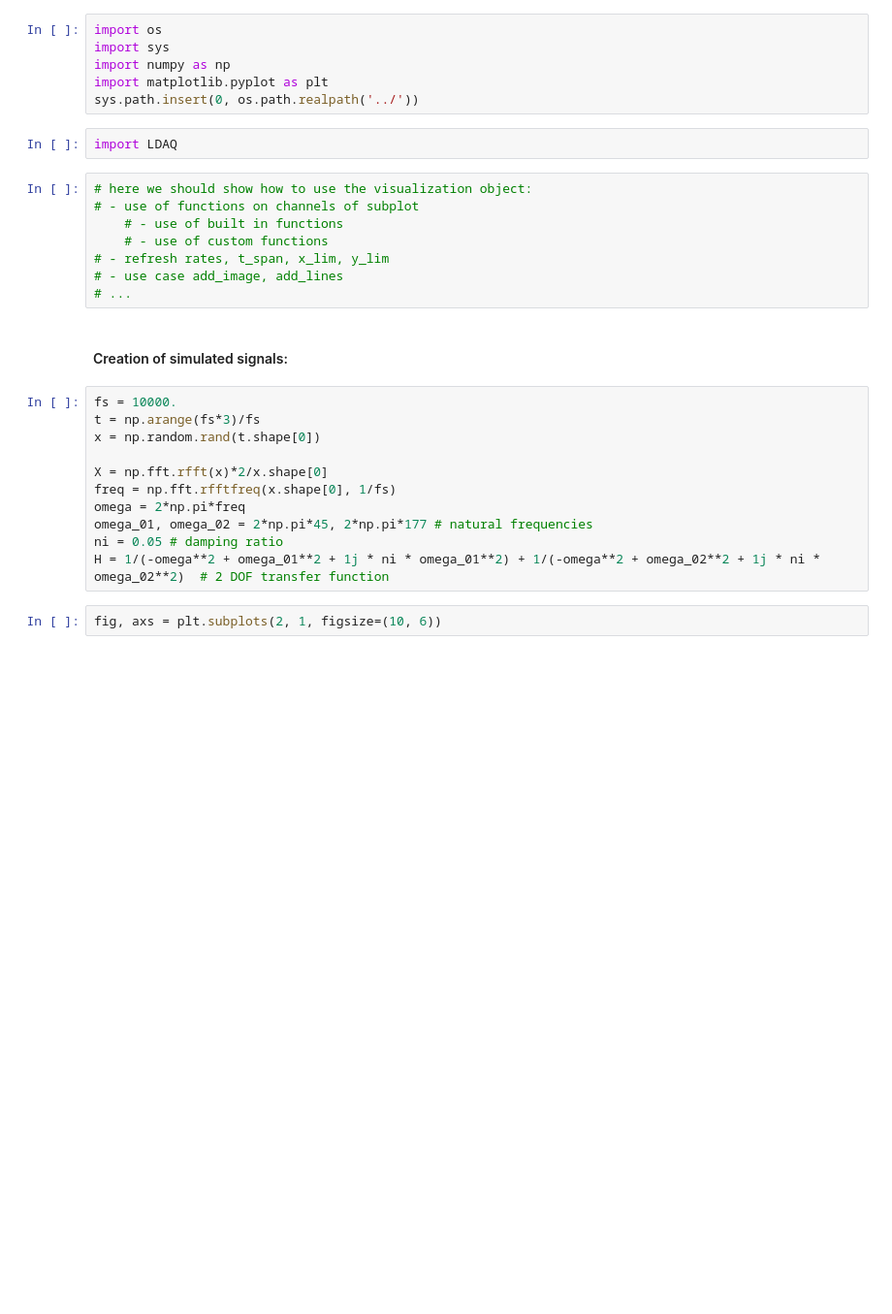
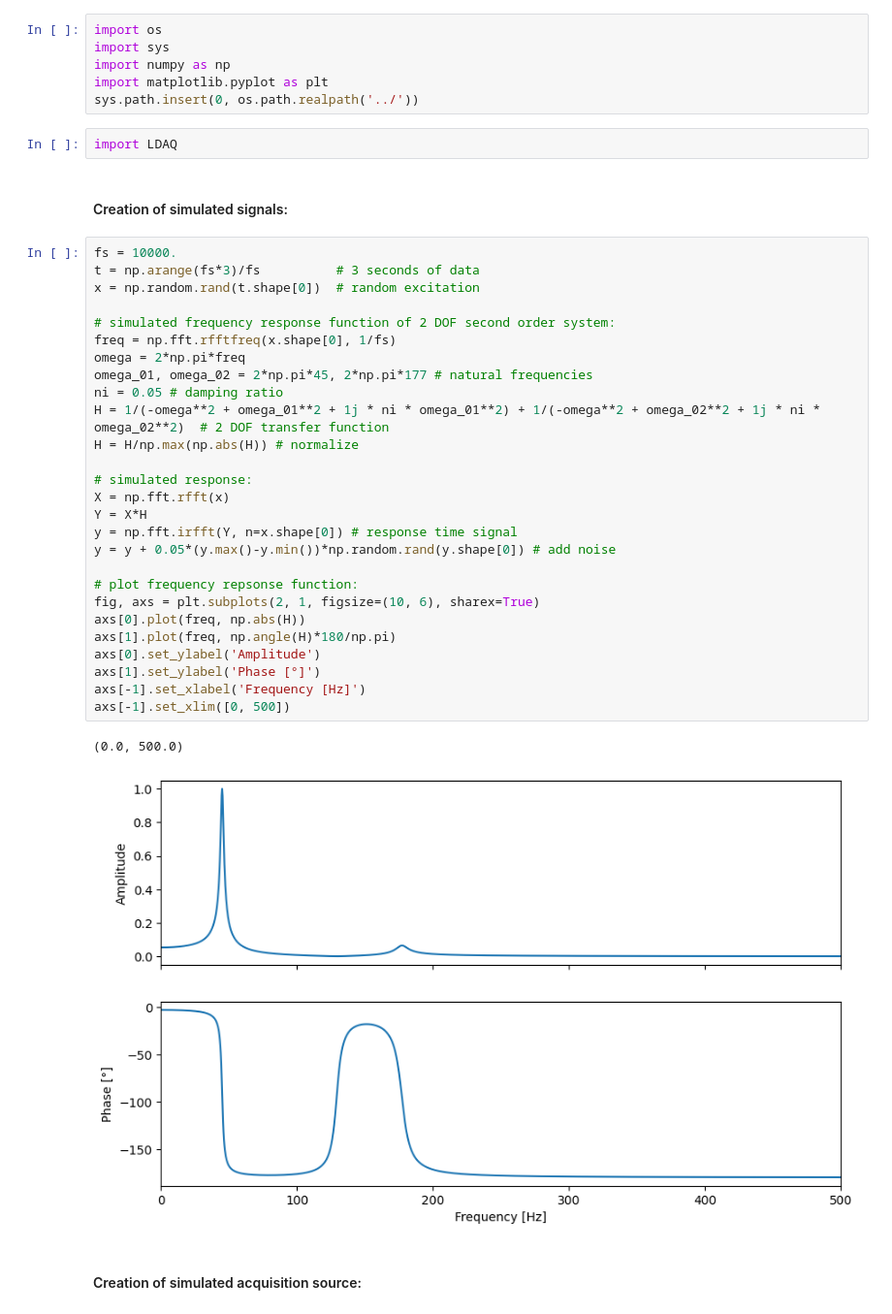
Before and after one commit to ladisk/LDAQ, a Jupyter notebook: examples/10_visualization_advanced.ipynb, the cells around one changed output. Shown at 97% size. Cells and saved outputs as stored; diff of their text form; blank space fills up the shorter version.

Commit message:
adde repr, added visualization example

```diff
--- a/examples/10_visualization_advanced.ipynb
+++ b/examples/10_visualization_advanced.ipynb
@@ -6,28 +6,39 @@ import matplotlib.pyplot as plt
 sys.path.insert(0, os.path.realpath('../'))
 # %%
 import LDAQ
-# %%
-# here we should show how to use the visualization object:
-# - use of functions on channels of subplot
-    # - use of built in functions
-    # - use of custom functions
-# - refresh rates, t_span, x_lim, y_lim
-# - use case add_image, add_lines
-# ...
 # %% [markdown]
 #### Creation of simulated signals:
 # %%
 fs = 10000.
-t = np.arange(fs*3)/fs
-x = np.random.rand(t.shape[0])
+t = np.arange(fs*3)/fs          # 3 seconds of data
+x = np.random.rand(t.shape[0])  # random excitation
 
-X = np.fft.rfft(x)*2/x.shape[0]
+# simulated frequency response function of 2 DOF second order system:
 freq = np.fft.rfftfreq(x.shape[0], 1/fs)
 omega = 2*np.pi*freq
 omega_01, omega_02 = 2*np.pi*45, 2*np.pi*177 # natural frequencies
 ni = 0.05 # damping ratio
 H = 1/(-omega**2 + omega_01**2 + 1j * ni * omega_01**2) + 1/(-omega**2 + omega_02**2 + 1j * ni * omega_02**2)  # 2 DOF transfer function
+H = H/np.max(np.abs(H)) # normalize
+
+# simulated response:
+X = np.fft.rfft(x)
+Y = X*H
+y = np.fft.irfft(Y, n=x.shape[0]) # response time signal
+y = y + 0.05*(y.max()-y.min())*np.random.rand(y.shape[0]) # add noise
+
+# plot frequency repsonse function:
+fig, axs = plt.subplots(2, 1, figsize=(10, 6), sharex=True)
+axs[0].plot(freq, np.abs(H))
+axs[1].plot(freq, np.angle(H)*180/np.pi)
+axs[0].set_ylabel('Amplitude')
+axs[1].set_ylabel('Phase [°]')
+axs[-1].set_xlabel('Frequency [Hz]')
+axs[-1].set_xlim([0, 500])
+# %% [output]
+(0.0, 500.0)
+[figure, added]
-# %%
-fig, axs = plt.subplots(2, 1, figsize=(10, 6))
+# %% [markdown]
+#### Creation of simulated acquisition source:
 # %%
 # Create simulated data acquisition sources:
```
Also changed, not shown: parts of 12 cells of this notebook, 4 other files.
